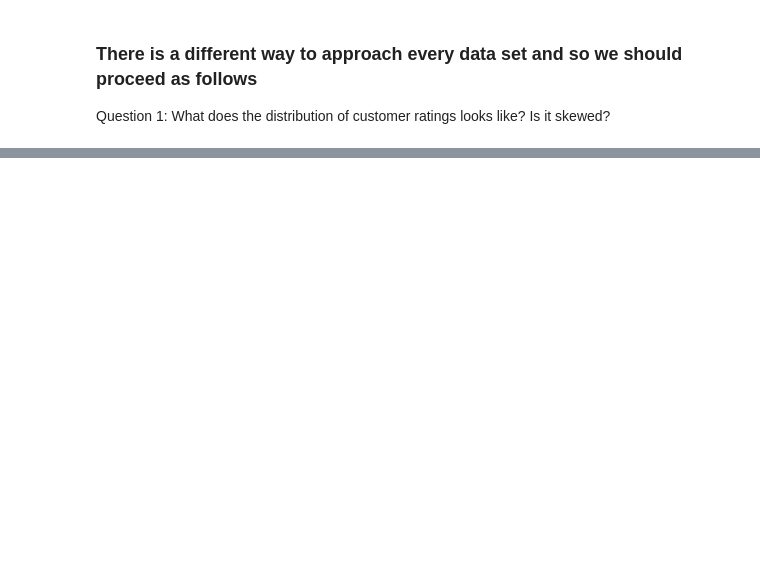
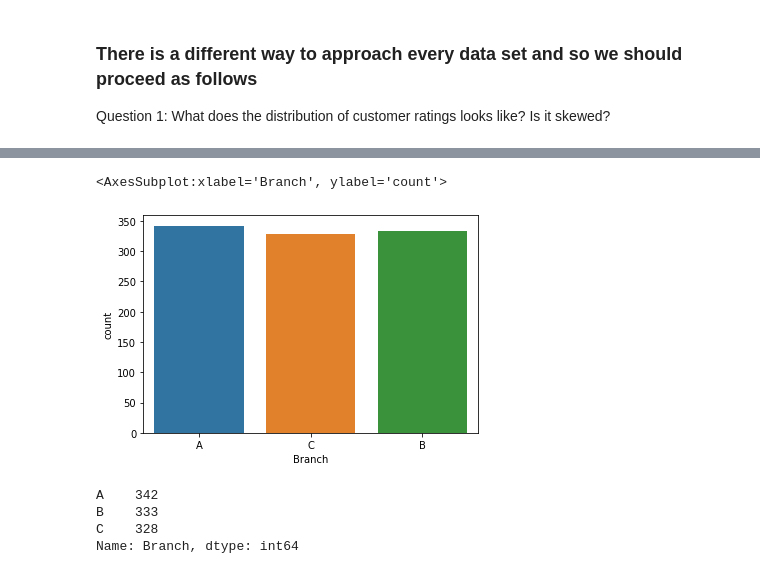
Before and after one commit to abhinavmehra4/EDA-Project-1, a Jupyter notebook: Project.ipynb, the cells around one changed output, grey strips where cells are left out. Saved outputs shown, nothing was run; the diff lists cells and outputs as text; code cells hidden in the pictures; blank space fills up the shorter version.

```diff
--- a/Project.ipynb
+++ b/Project.ipynb
@@ -203,0 +242,15 @@ plt.axvline(x=np.percentile(df['Rating'],25),c='green',ls="--") #25 percentile/
+# %%
+sns.countplot(df['Branch'])
+
+#every row in the data represents a sale. How much do the sales differ between the branches is given by this countplot
+# annd to get the exact values we can do
+# %% [output]
+<AxesSubplot:xlabel='Branch', ylabel='count'>
+[figure, added]
+# %%
+df['Branch'].value_counts()
+# %% [output]
+A    342
+B    333
+C    328
+Name: Branch, dtype: int64
```
Also changed, not shown: parts of 22 cells of this notebook.
